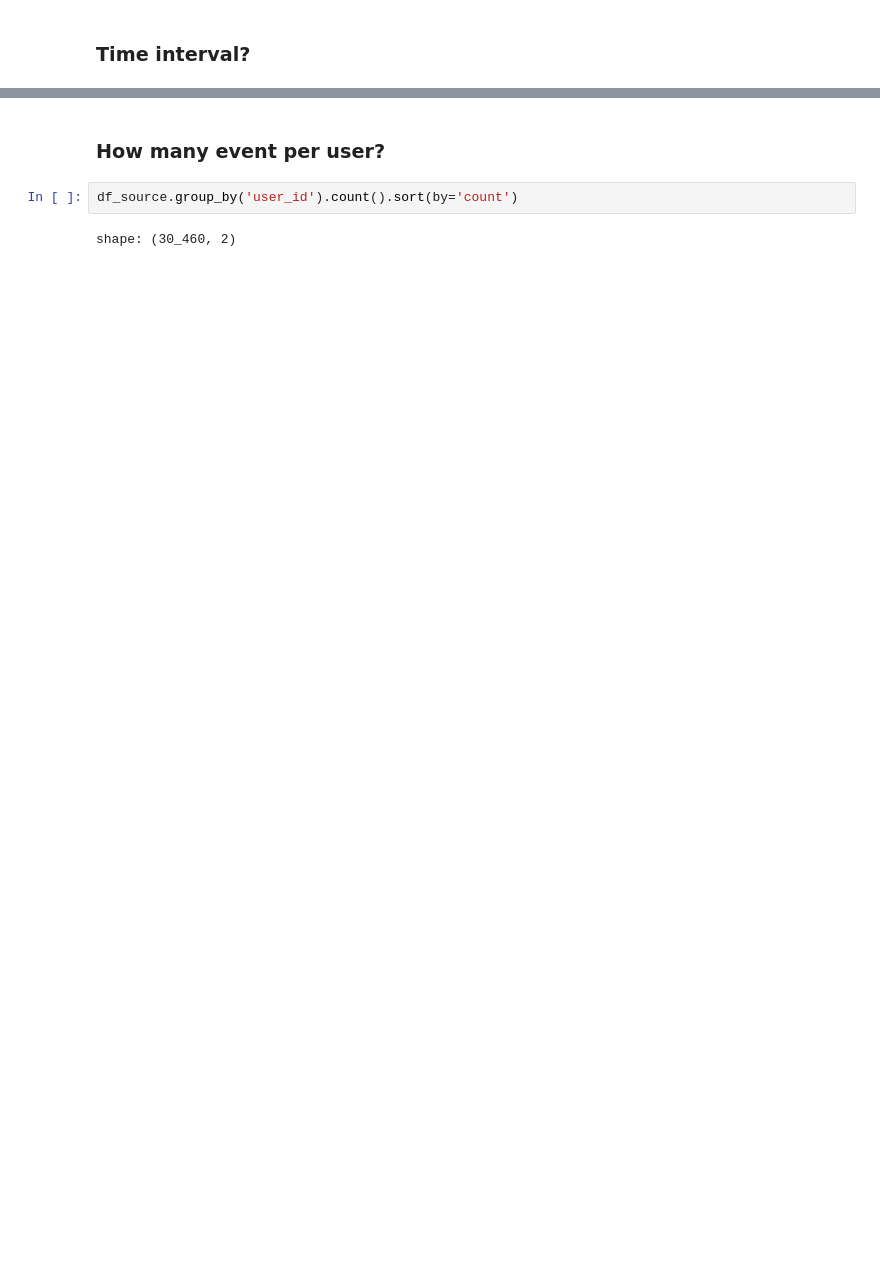
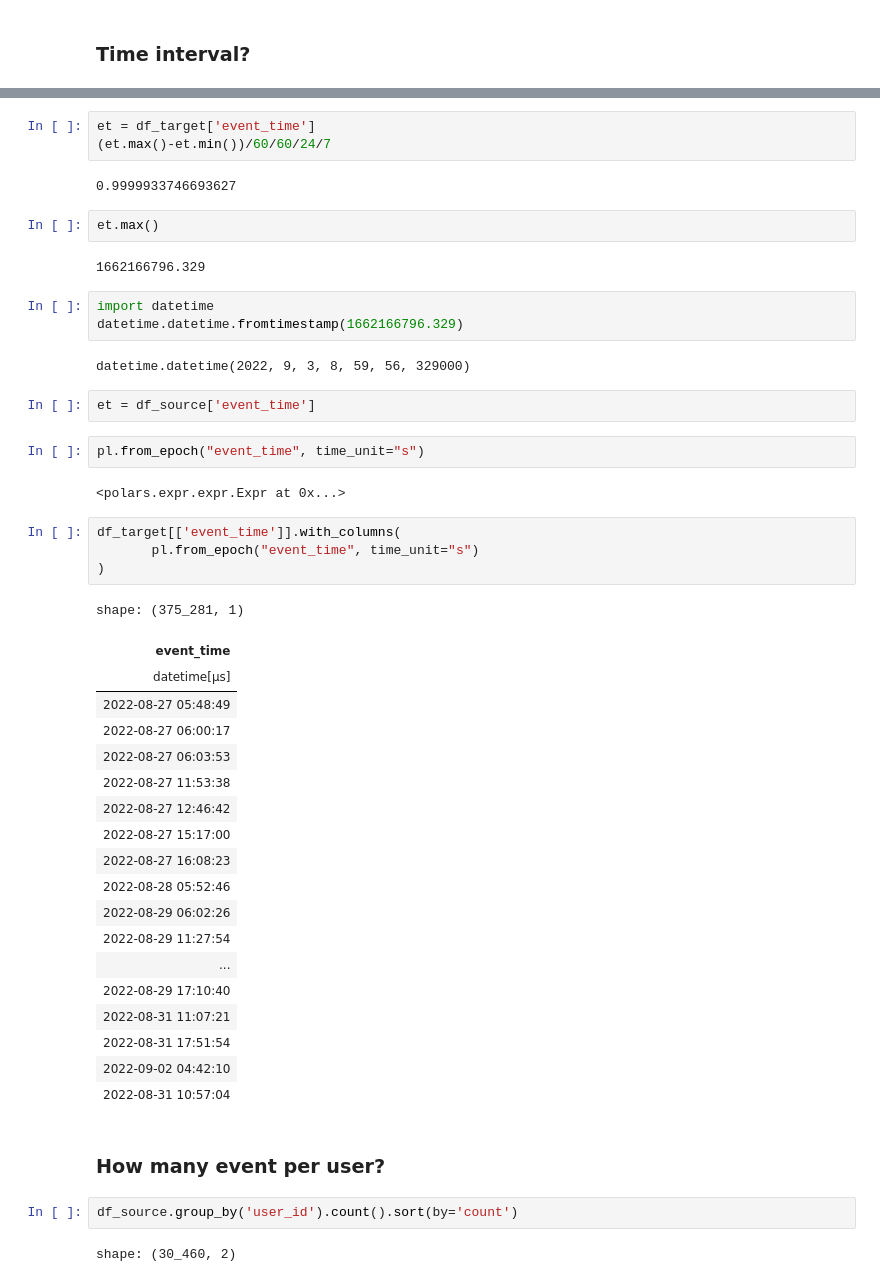
Before and after one commit to tjwei/AICA30019, a Jupyter notebook: 03-pandas_and_polars/02-polars_eager.ipynb, the cells around one changed output, grey strips where cells are left out. Saved outputs shown, nothing was run; the diff lists cells and outputs as text; blank space fills up the shorter version.

```diff
--- a/03-pandas_and_polars/02-polars_eager.ipynb
+++ b/03-pandas_and_polars/02-polars_eager.ipynb
@@ -110,3 +167,47 @@ shape: (9, 2)
+# %%
+et = df_target['event_time']
+(et.max()-et.min())/60/60/24/7
+# %% [output]
+0.9999933746693627
+# %%
+et.max()
+# %% [output]
+1662166796.329
+# %%
+import datetime
+datetime.datetime.fromtimestamp(1662166796.329)
+# %% [output]
+datetime.datetime(2022, 9, 3, 8, 59, 56, 329000)
+# %%
+et = df_source['event_time']
+# %%
+pl.from_epoch("event_time", time_unit="s")
+# %% [output]
+<polars.expr.expr.Expr at 0x...>
+# %%
+df_target[['event_time']].with_columns(
+       pl.from_epoch("event_time", time_unit="s")
+)
+# %% [output]
+shape: (375_281, 1)
+| event_time |
+| datetime[μs] |
+| 2022-08-27 05:48:49 |
+| 2022-08-27 06:00:17 |
+| 2022-08-27 06:03:53 |
+| 2022-08-27 11:53:38 |
+| 2022-08-27 12:46:42 |
+| 2022-08-27 15:17:00 |
+| 2022-08-27 16:08:23 |
+| 2022-08-28 05:52:46 |
+| 2022-08-29 06:02:26 |
+| 2022-08-29 11:27:54 |
+| ... |
+| 2022-08-29 17:10:40 |
+| 2022-08-31 11:07:21 |
+| 2022-08-31 17:51:54 |
+| 2022-09-02 04:42:10 |
+| 2022-08-31 10:57:04 |
 # %% [markdown]
 ### How many event per user?
 # %%
```
Also changed, not shown: parts of 53 cells of this notebook, 1 other file.
